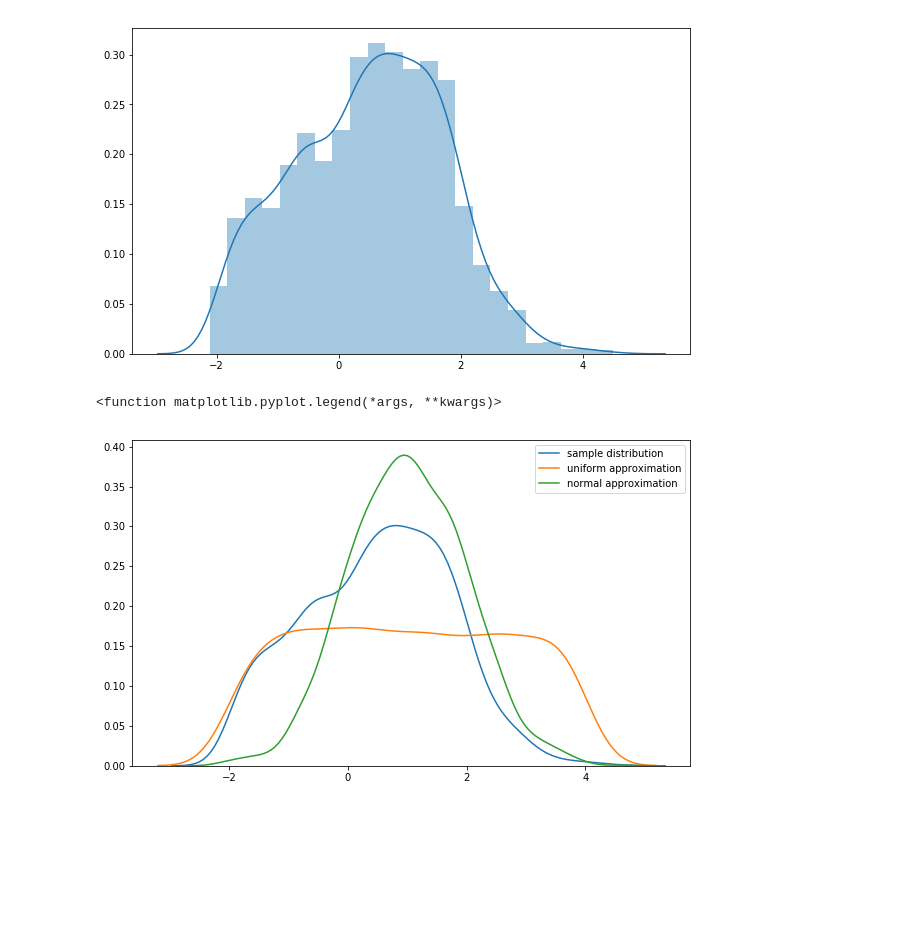
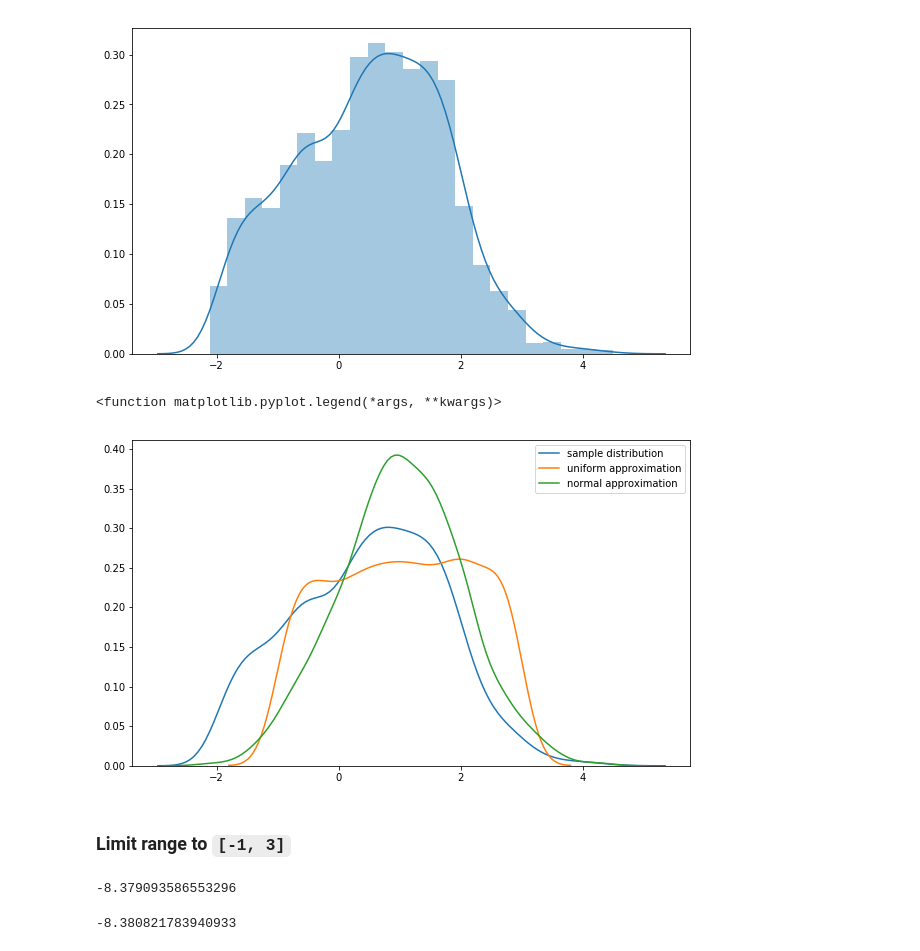
Before and after one commit to MJeremy2017/machine-learning-algorithm-implemention, a Jupyter notebook: KL-Divergence/kl-divergence.ipynb, the cells around one changed output. Saved outputs shown, nothing was run; the diff lists cells and outputs as text; code cells hidden in the pictures; blank space fills up the shorter version.

```diff
--- a/KL-Divergence/kl-divergence.ipynb
+++ b/KL-Divergence/kl-divergence.ipynb
@@ -35,16 +36,18 @@ sns.distplot(samples)
 [figure]
 # %%
 n = 2000
-uni_samples = np.random.uniform(-2, 4, n)
+uni_samples = np.random.uniform(-1, 3, n)
 norm_samples = np.random.normal(1, 1, n)
 
 plt.figure(figsize=[10, 6])
 
 sns.distplot(samples, hist=False, label="sample distribution")
 sns.distplot(uni_samples, hist=False, label="uniform approximation")
 sns.distplot(norm_samples, hist=False, label="normal approximation")
 
 plt.legend
 # %% [output]
 <function matplotlib.pyplot.legend(*args, **kwargs)>
-[figure, old version]
+[figure, new version]
+# %% [markdown]
+### Limit range to `[-1, 3]`
@@ -50,0 +56,8 @@ plt.legend
+# %%
+np.sum([1/2000*(np.log2((1/2000)/dist_uni.pdf(s))) for s in samples])
+# %% [output]
+-8.379093586553296
+# %%
+np.sum([1/2000*(np.log2((1/2000)/(1/6))) for s in samples])
+# %% [output]
+-8.380821783940933
```
Also changed, not shown: parts of 3 cells of this notebook.
